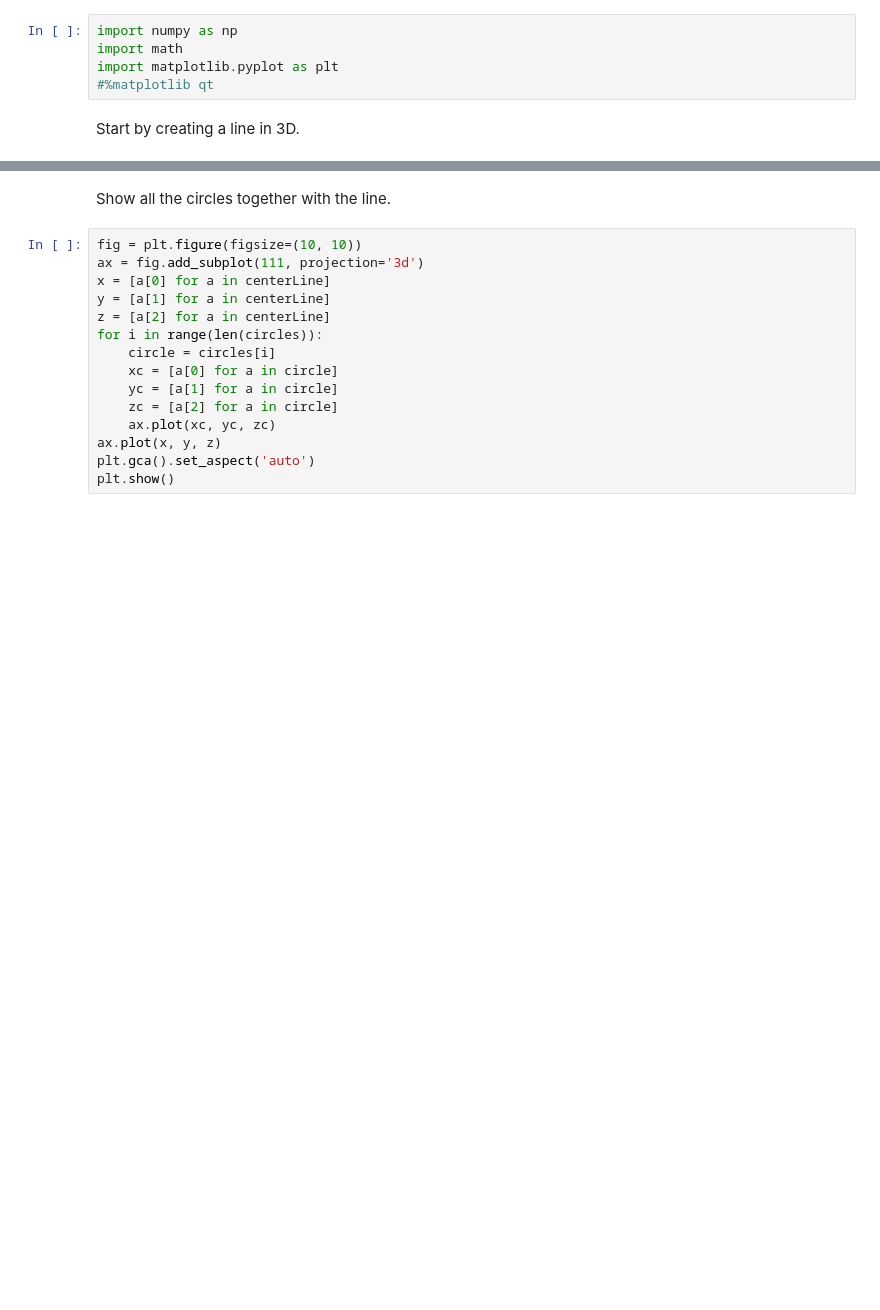
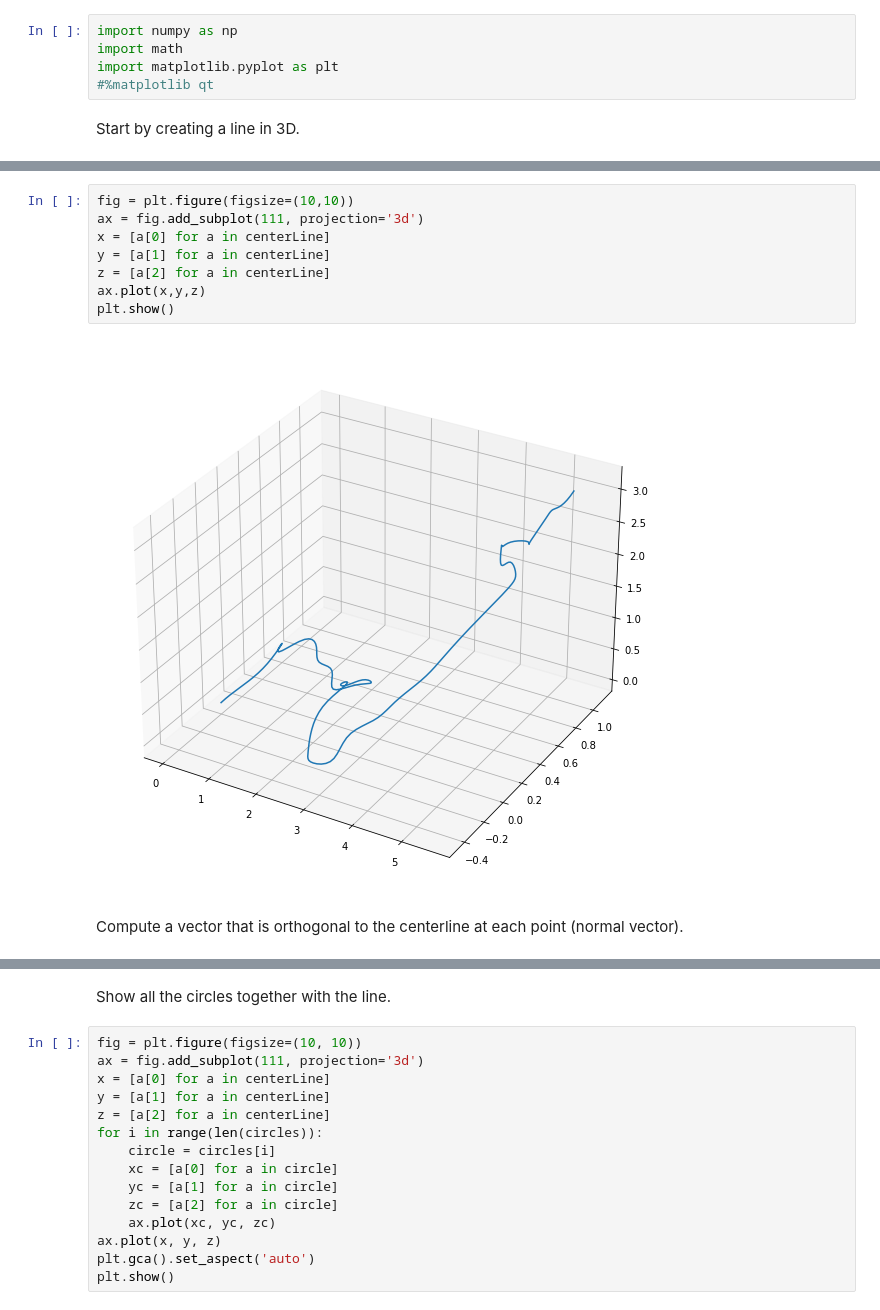
Before and after one commit to HaukeBartsch/shai-hulud, a Jupyter notebook: generateGeometry.ipynb, the cells around one changed output, grey strips where cells are left out. Saved outputs shown, nothing was run; the diff lists cells and outputs as text; blank space fills up the shorter version.

```diff
--- a/generateGeometry.ipynb
+++ b/generateGeometry.ipynb
@@ -38,2 +51,14 @@ Compute two vectors that are orthogonal to the centerline at each point. Those t
+# %%
+fig = plt.figure(figsize=(10,10))
+ax = fig.add_subplot(111, projection='3d')
+x = [a[0] for a in centerLine]
+y = [a[1] for a in centerLine]
+z = [a[2] for a in centerLine]
+ax.plot(x,y,z)
+plt.show()
+# %% [output]
+[figure, added]
+# %% [markdown]
+Compute a vector that is orthogonal to the centerline at each point (normal vector).
 # %%
 radius = 0.3
```
Also changed, not shown: parts of 8 cells of this notebook.
